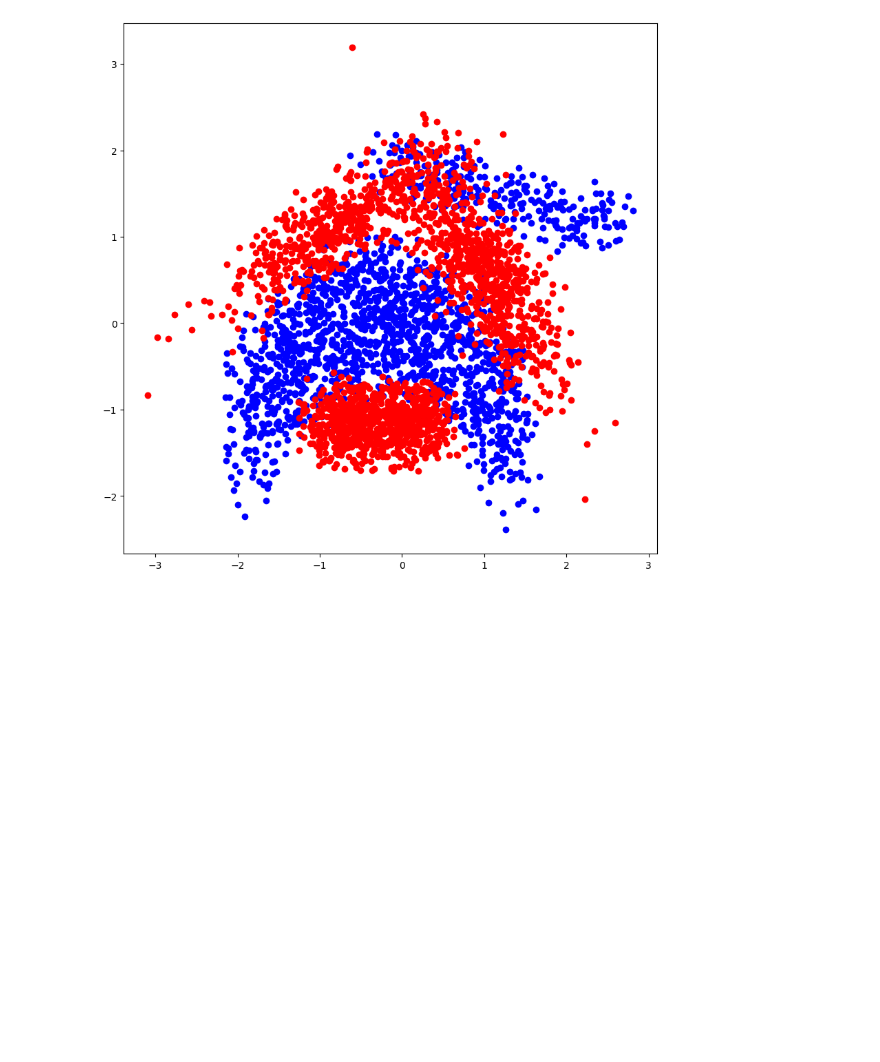
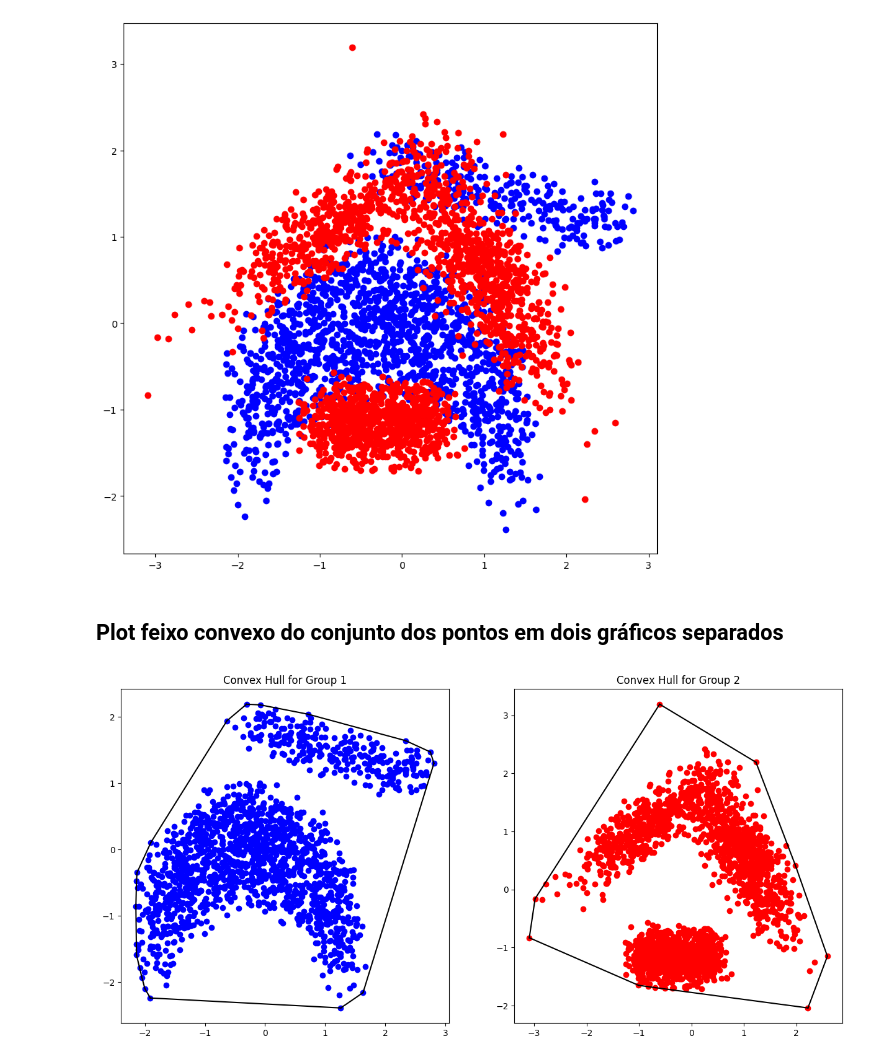
Before and after one commit to LeoOMaia/ALG-2, a Jupyter notebook: trabson.ipynb, the cells around one changed output. Saved outputs shown, nothing was run; the diff lists cells and outputs as text; code cells hidden in the pictures; blank space fills up the shorter version.

```diff
--- a/trabson.ipynb
+++ b/trabson.ipynb
@@ -57,3 +57,35 @@ for point in group2.points_group:
 plt.show()
 # %% [output]
 [figure]
+# %% [markdown]
+## Plot feixo convexo do conjunto dos pontos em dois gráficos separados
+# %%
+import matplotlib.pyplot as plt
+from scipy.spatial import ConvexHull
+import numpy as np
+
+# Agrupando pontos dos dois grupos
+points_group1 = np.array([[point.x, point.y] for point in group1.points_group])
+hull_group1 = ConvexHull(points_group1)
+
+points_group2 = np.array([[point.x, point.y] for point in group2.points_group])
+hull_group2 = ConvexHull(points_group2)
+
+# Criando plot para os dois convex hulls
+fig, axes = plt.subplots(1, 2, figsize=(15, 7))
+
+# Plot pontos grupo 1
+axes[0].scatter(points_group1[:, 0], points_group1[:, 1], color='b')
+for simplex in hull_group1.simplices:
+    axes[0].plot(points_group1[simplex, 0], points_group1[simplex, 1], 'k-')
+axes[0].set_title('Convex Hull for Group 1')
+
+# Plot pontos grupo 2
+axes[1].scatter(points_group2[:, 0], points_group2[:, 1], color='r')
+for simplex in hull_group2.simplices:
+    axes[1].plot(points_group2[simplex, 0], points_group2[simplex, 1], 'k-')
+axes[1].set_title('Convex Hull for Group 2')
+
+plt.show()
+# %% [output]
+[figure, added]
```
Also changed, not shown: parts of 2 cells of this notebook.
